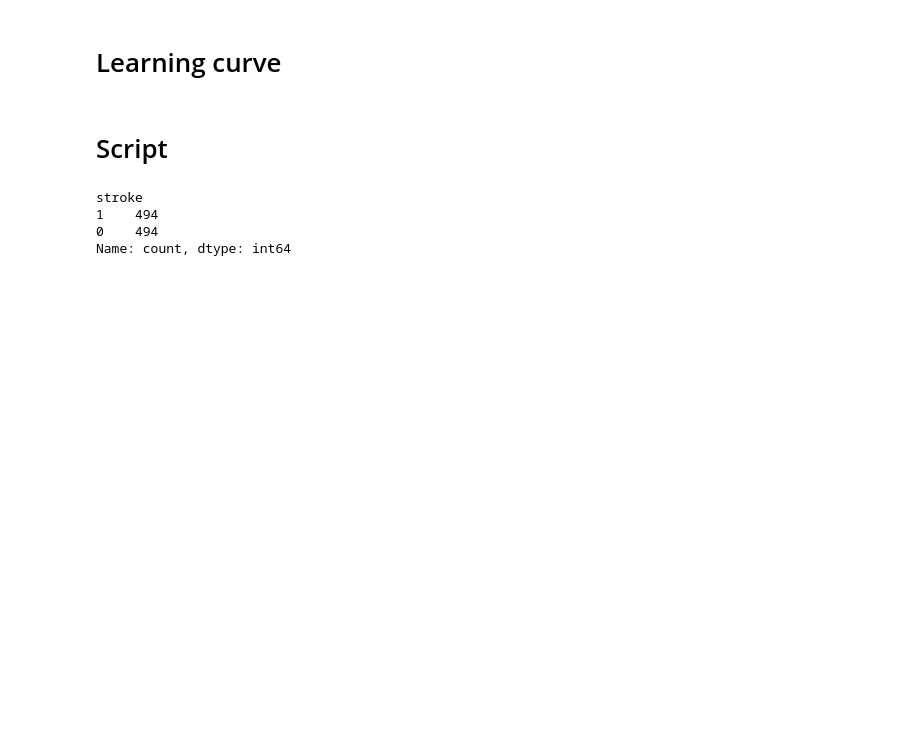
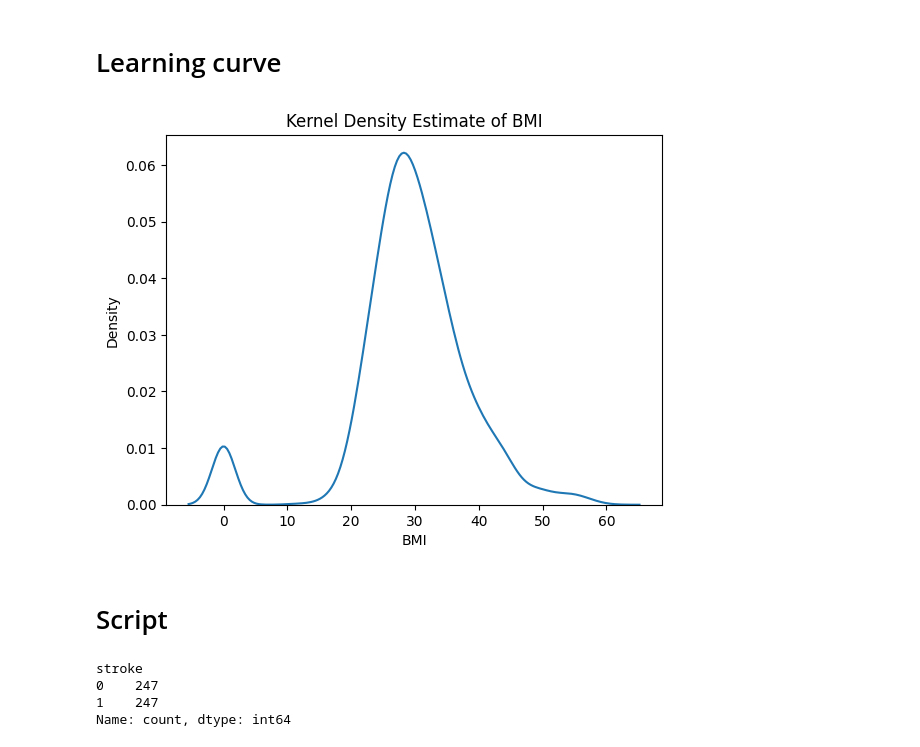
Before and after one commit to julienRactM/stroke-alert, a Jupyter notebook: julien_notebook.ipynb, the cells around one changed output. Cells and saved outputs as stored; diff of their text form; code cells hidden in the pictures; blank space fills up the shorter version.

```diff
--- a/julien_notebook.ipynb
+++ b/julien_notebook.ipynb
@@ -3269,3 +3257,11 @@ plt.kde(clean_df.bmi)
+# %%
+sns.kdeplot(clean_df['bmi'])
+plt.xlabel('BMI')
+plt.ylabel('Density')
+plt.title('Kernel Density Estimate of BMI')
+plt.show()
+# %% [output]
+[figure, added]
 # %% [markdown]
 # Script
 # %%
@@ -3290,15 +3286,15 @@ if "Other" in clean_df.gender.value_counts():
 
     class_0_df = clean_df[clean_df['stroke'] == 0]
     class_1_df = clean_df[clean_df['stroke'] == 1]
-    undersampled_class_0_data = class_0_df.sample(n=len(class_1_df)*2, replace=True, random_state=42)
+    undersampled_class_0_data = class_0_df.sample(n=len(class_1_df), replace=True, random_state=42) #*2
     # undersampled_class_0_data = class_0_df.sample(n=len(class_1_df)*2, replace=True, random_state=42)
-    clean_df = pd.concat([class_1_df, undersampled_class_0_data, class_1_df]) #class_1_df
+    clean_df = pd.concat([class_1_df, undersampled_class_0_data]) #class_1_df
     clean_df = clean_df.sample(frac=1, random_state=42)
 clean_df.stroke.value_counts()
 # %% [output]
 stroke
-1    494
-0    494
+0    247
+1    247
 Name: count, dtype: int64
 # %%
 select_features = ['bmi']
```
Also changed, not shown: parts of 271 cells of this notebook, 6 other files.
